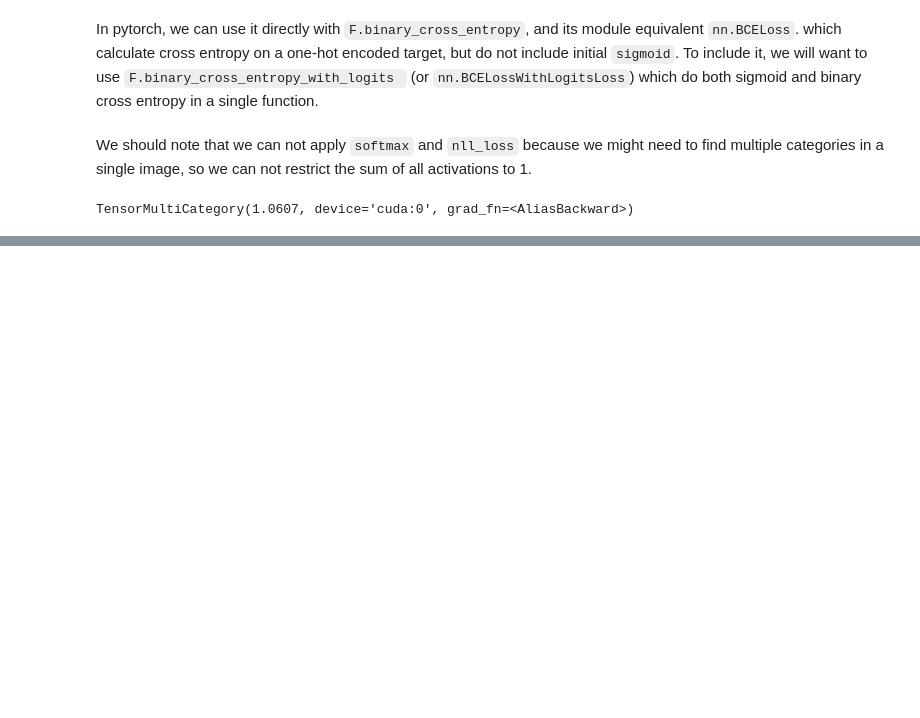
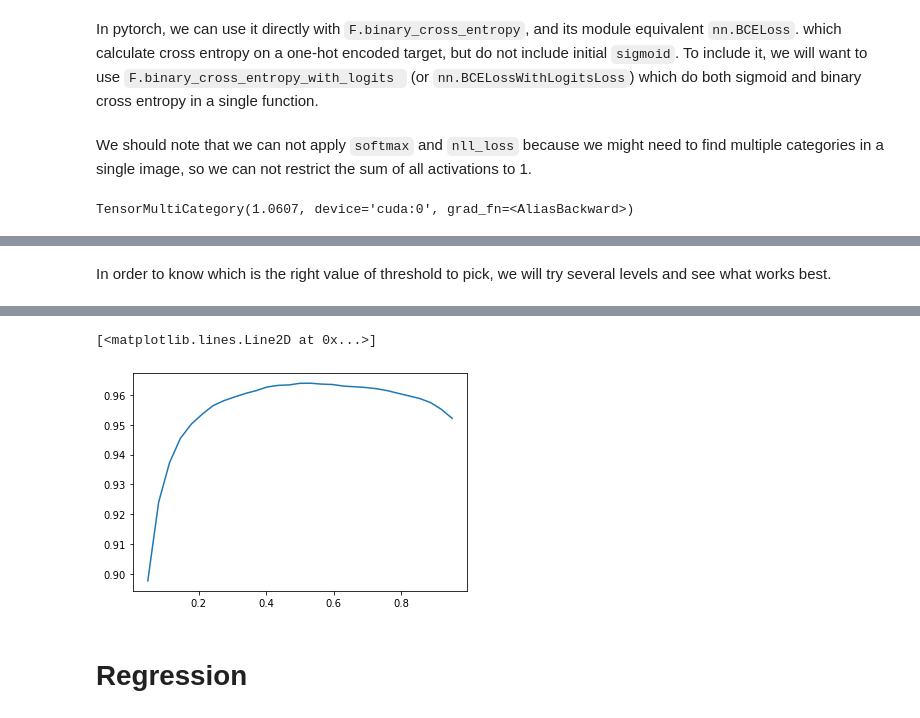
Before and after one commit to dnlam/fastblog, a Jupyter notebook: _notebooks/2022-03-24-Multilabel_classification.ipynb, the cells around one changed output, grey strips where cells are left out. Cells and saved outputs as stored; diff of their text form; code cells hidden in the pictures; blank space fills up the shorter version.

Commit message:
Update 2022-03-24-Multilabel_classification.ipynb
multilabel

```diff
--- a/_notebooks/2022-03-24-Multilabel_classification.ipynb
+++ b/_notebooks/2022-03-24-Multilabel_classification.ipynb
@@ -185,0 +188,8 @@ learn.fine_tune(3,base_lr=3e-3, freeze_epochs=4)
+# %% [markdown]
+In order to know which is the right value of threshold to pick, we will try several levels and see what works best.
+# %%
+preds,targs = learn.get_preds()
+xs = torch.linspace(0.05,0.95,29)
+accs = [accuracy_multi(preds,targs,thres=i,sigmoid=False) for i in xs]
+plt.plot(xs,accs)
+# %% [output]
@@ -185,0 +197,4 @@ learn.fine_tune(3,base_lr=3e-3, freeze_epochs=4)
+[<matplotlib.lines.Line2D at 0x...>]
+[figure, added]
+# %% [markdown]
+# Regression
```
Also changed, not shown: parts of 4 cells of this notebook.
